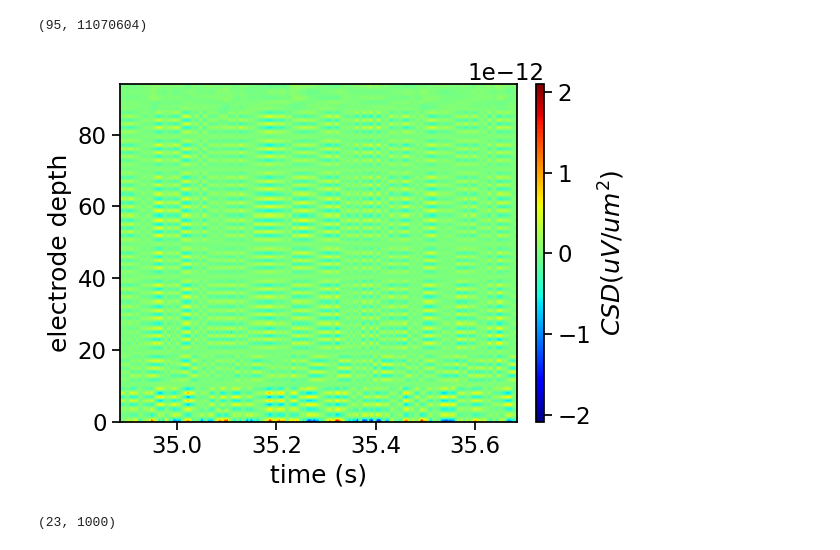
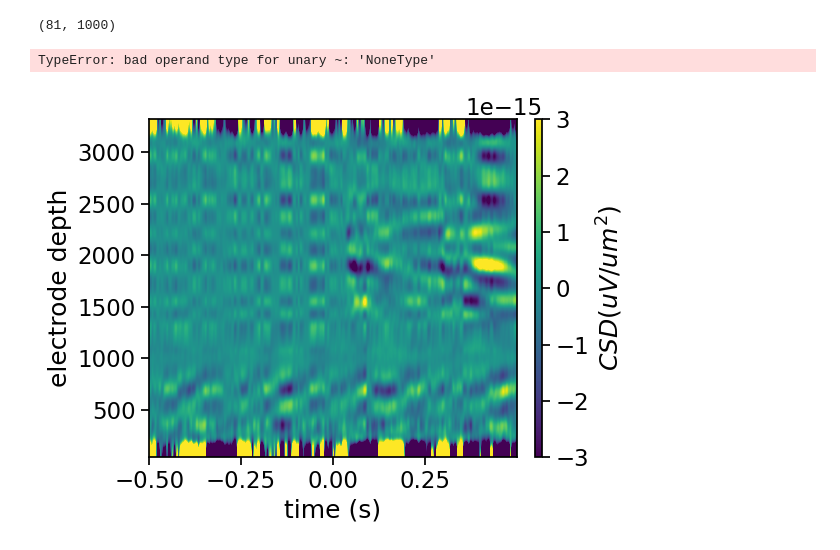
Before and after one commit to mwprestonjr/-a-periodic, a Jupyter notebook: code/extract_csd.ipynb, the cells around one changed output. Saved outputs shown, nothing was run; the diff lists cells and outputs as text; code cells hidden in the pictures.

```diff
--- a/code/extract_csd.ipynb
+++ b/code/extract_csd.ipynb
@@ -158,7 +159,7 @@ def plot_laminar_csd(times, data, contact_labels, ax=None, colorbar=True,
         _, ax = plt.subplots(1, 1, constrained_layout=True)
 
     if sink[0].lower() == 'b':
-        cmap = "jet"
+        cmap = "viridis"
     elif sink[0].lower() == 'r':
         cmap = "jet_r"
     elif sink[0].lower() != 'b' or sink[0].lower() != 'r':
@@ -196,18 +203,35 @@ def plot_laminar_csd(times, data, contact_labels, ax=None, colorbar=True,
+# %%
+stim_presentations = session_data.stimulus_presentations
+flashes = stim_presentations[stim_presentations['stimulus_name'].str.contains('flashes')]
+presentation_times = flashes.start_time.values
+# %%
+lfp_trials, trial_window = align_lfp(lfp_roi, presentation_times, [-0.5, 0.5])
 # %%
-csd = calculate_csd2d(lfp_roi, delta=40e3)
+csd = calculate_csd2d(np.mean(lfp_trials, axis=0), delta=40e3)
+# csd_avg = np.mean(csd, axis=0)
 # %%
-bounds = np.arange(10_000,11_000,1)
+csd.shape
+# %% [output]
+(81, 1000)
-# %%
-csd.shape
-# %% [output]
-(95, 11070604)
 # %%
-_ = plot_laminar_csd(times[bounds], csd[:,bounds], list(range(csd.shape[0])))
-# plt.ylim(10, 20)
+# _ = plot_laminar_csd(times[bounds], csd[:,bounds], list(range(csd.shape[0])))
+filtered_csd = gaussian_filter(csd, sigma=2)
+_ = plot_laminar_csd(trial_window, filtered_csd, lfp_roi_pos, vmin=-0.3e-14, vmax=0.3e-14)
+
+chans_in_brain = chan_roi_df[(chan_roi_df['probe_id']==106473507)&(~chan_roi_df['structure_acronym'].str.contains('root'))]
+first_channel_in_brain_position = chans_in_brain['probe_vertical_position'].max()
+chans_in_v1 = chan_roi_df[(chan_roi_df['probe_id']==1064735073)&(chan_roi_df['structure_acronym'].str.contains('VISp'))]
+last_cortex_channel_position = chans_in_v1['probe_vertical_position'].min()
+
+plt.axhline(first_channel_in_brain_position, c='w')
+plt.text(-0.075, first_channel_in_brain_position+50, 'brain surface', c='w')
+plt.axhline(last_cortex_channel_position, c='w')
+plt.text(-0.075, last_cortex_channel_position+50, 'end of cortex', c='w')
+
+plt.axvline(0.0, color='k', linewidth=3)
+plt.ylim(200,3000)
+plt.xlim(-0.1,0.2)
 # %% [output]
+TypeError: bad operand type for unary ~: 'NoneType'
-[figure, old version]
+[figure, new version]
-# %%
-csd[:,bounds].shape
-# %% [output]
-(23, 1000)
 # %%
```
Also changed, not shown: parts of 6 cells of this notebook, 4 other files.
